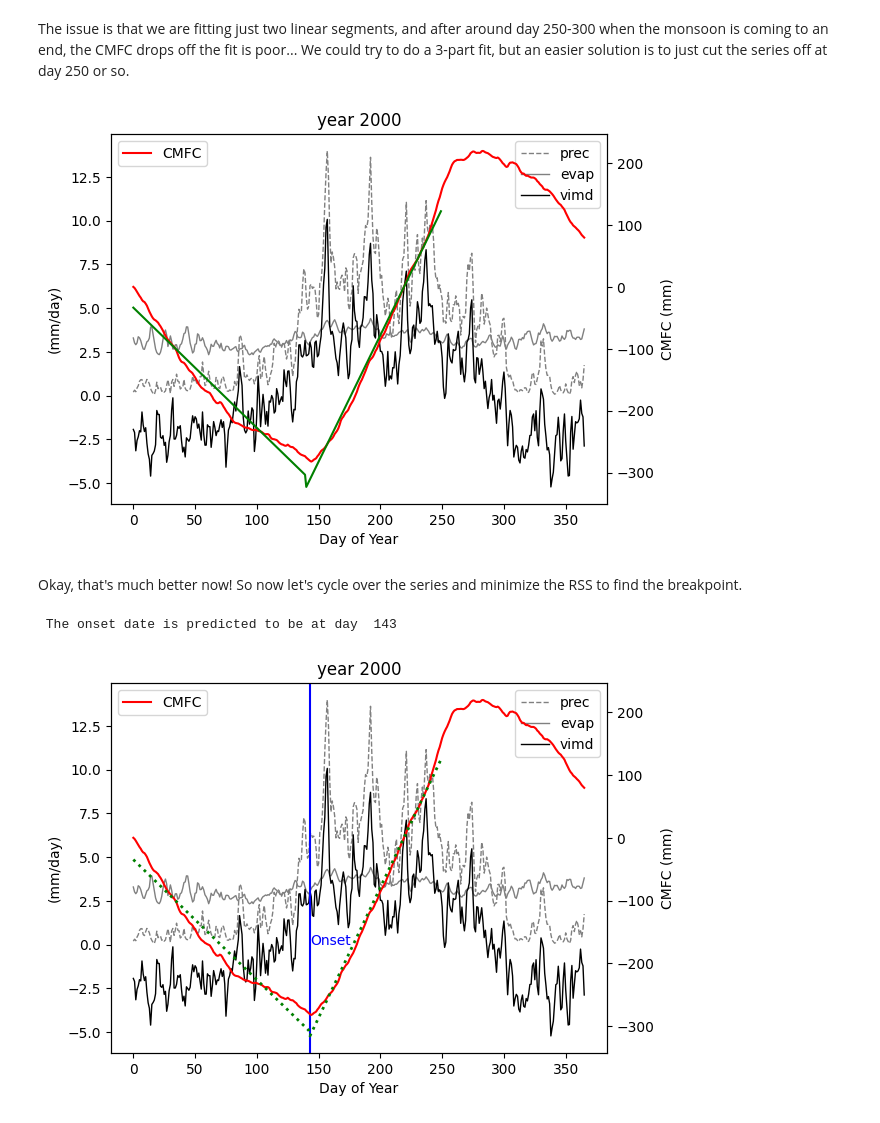
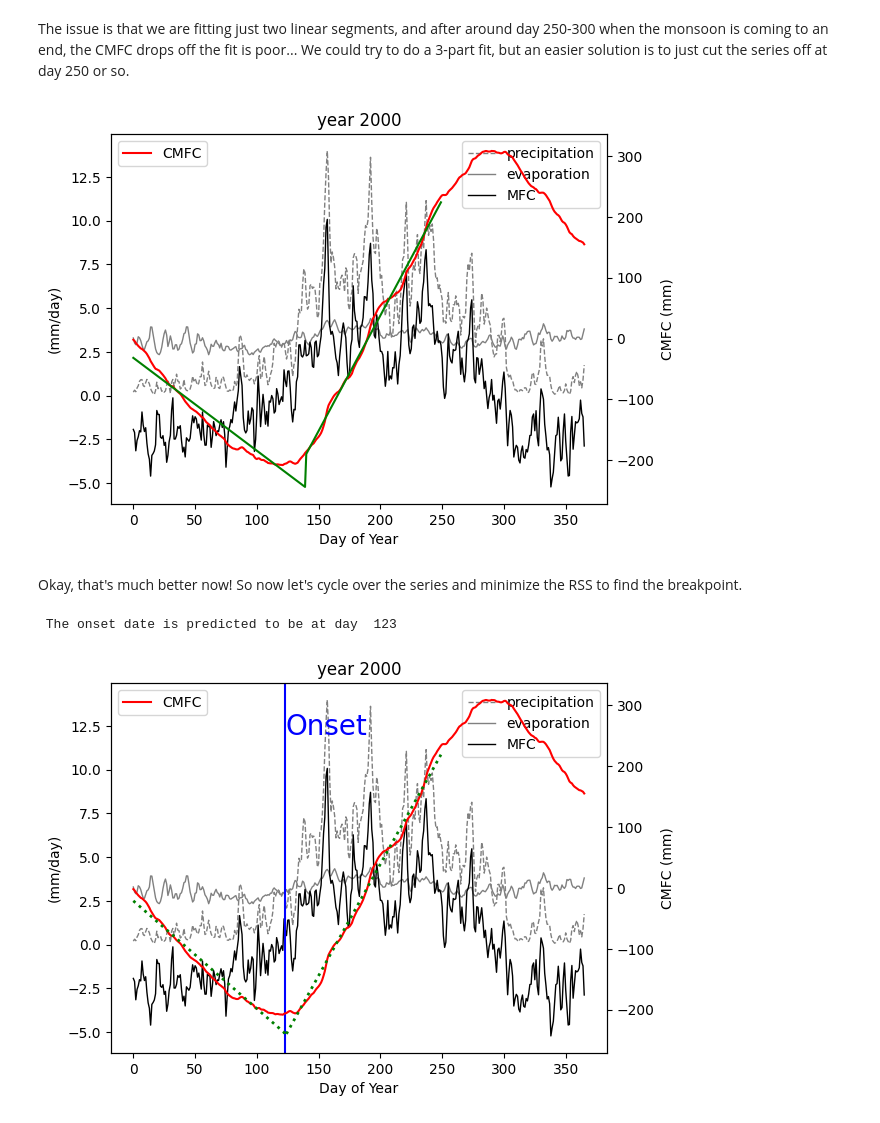
Before and after one commit to spencerahill/climate-book, a Jupyter notebook: notebooks/monsoon_onset.ipynb, the cells around one changed output. Saved outputs shown, nothing was run; the diff lists cells and outputs as text; code cells hidden in the pictures.

Commit message:
first release version of monsoon onset notebook

```diff
--- a/notebooks/monsoon_onset.ipynb
+++ b/notebooks/monsoon_onset.ipynb
@@ -155,15 +178,19 @@ for ivar,var in enumerate(vars):
 def plotyear(dlist):
     fig,ax = plt.subplots()
 
+    # hard wired
     lstyles=["dashed","solid","solid"]
     lwidths=[1,1,1]
     lcols=["grey","grey","black"]
 
+    # fudge to correct labels to something nicer
+    labels={"evap":"evaporation","prec":"precipitation","vimd":"MFC"}
     for ivar,var in enumerate(dlist):
         ax.plot(var["data"],
                 linestyle=lstyles[ivar],
                 linewidth=lwidths[ivar],
-                color=lcols[ivar],label=var["var"])
+                color=lcols[ivar],label=labels[var["var"]])
+    ax.set_xlabel("day of year")
     ax.set_ylabel("(mm/day)")
     ax.set_title("year "+str(var["year"]))
     ax.legend()
@@ -192,8 +226,9 @@ WB16 thus decided to use the **cumulative** water budget for the onset, which in
 
 We've already calculated this for you, so let's just add it to the graph!
 # %%
-#first let's add the field to the data structure
-dlist2=get_data([],var="cum_vimd",fldname="vimd",year=year)
+#first let's get the cmfc, only one field so we we extract
+# it from the list and only keep the data
+cmfc=get_data([],var="cum_vimd",fldname="vimd",year=year)[0]["data"]
 # %%
 
 fig,ax=plotyear(dlist)
@@ -306,7 +352,7 @@ ax2.plot(ypred_s,color="green")
 
 plt.show()
 # %% [output]
-[figure, old version]
+[figure, new version]
 # %% [markdown]
 Okay, that's much better now!  So now let's cycle over the series and minimize the RSS to find the breakpoint.
 # %%
@@ -332,26 +375,27 @@ x0,ypred_best,rss=find_changepoint(x[0:cutoff],cmfc[0:cutoff])
 
 print (" The onset date is predicted to be at day ",x0)
 # %% [output]
- The onset date is predicted to be at day  143
+ The onset date is predicted to be at day  123
 # %%
 fig,ax=plotyear(dlist)
+
 
 # add CMFC on rh y axis
 ax2=ax.twinx()
 ax2.plot(cmfc,label="CMFC",color="red")
 ax.set_xlabel("Day of Year")
 ax2.set_ylabel("CMFC (mm)")
 ax2.legend()
 
 ax2.plot(ypred_best,color="green",linestyle=":",linewidth=2)
 
 # add vertical line at onset date
 ax.axvline(x0,color="blue")
-ax.text(x=x0,y=0,s="Onset",color="blue")
+ax.text(x=x0,y=12,s="Onset",color="blue",size=20)
 
 plt.show()
 # %% [output]
-[figure, old version]
+[figure, new version]
 # %% [markdown]
 # **Exercises**
 
```
Also changed, not shown: parts of 23 cells of this notebook, 1 other file.
